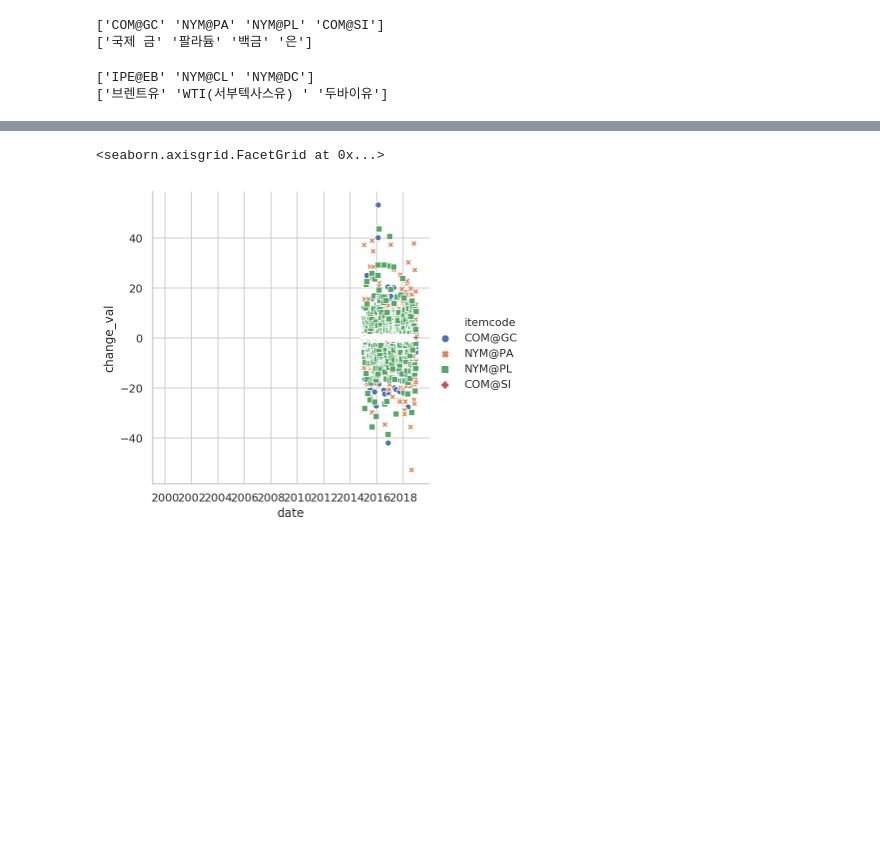
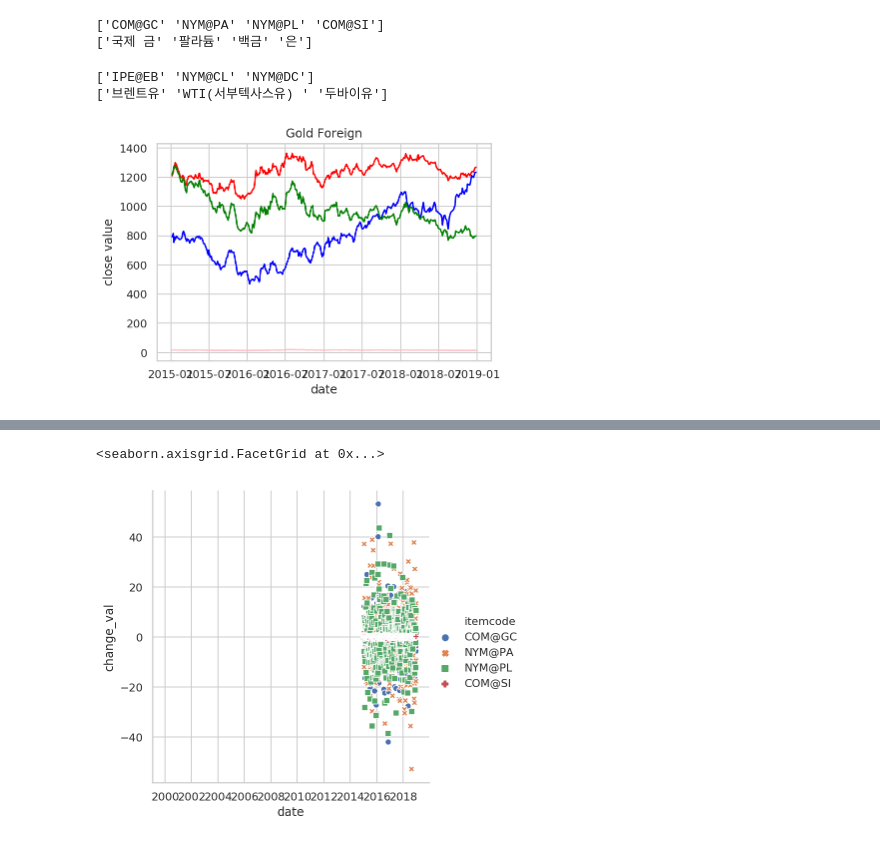
Before and after one commit to glee1228/DSC2019, a Jupyter notebook: dsc2019.ipynb, the cells around one changed output, grey strips where cells are left out. Saved outputs shown, nothing was run; the diff lists cells and outputs as text; code cells hidden in the pictures; blank space fills up the shorter version.

```diff
--- a/dsc2019.ipynb
+++ b/dsc2019.ipynb
@@ -163,3 +164,5 @@ print(oilForeign['itemname'].unique())
 # %% [output]
 ['IPE@EB' 'NYM@CL' 'NYM@DC']
 ['브렌트유' 'WTI(서부텍사스유) ' '두바이유']
+# %%
+gGoldForeign=goldForeign.groupby(goldForeign['itemcode'])
@@ -165,0 +171,20 @@ print(oilForeign['itemname'].unique())
+# %%
+for name, group in gGoldForeign:
+  dummy=setDateIndex(group)
+
+  plt.title('Gold Foreign')
+  if name=='COM@GC':
+    plt.plot(dummy.index,dummy['close_val'],label='gold',color='red')
+  elif name=='NYM@PA':
+    plt.plot(dummy.index,dummy['close_val'],label='paladium',color='blue')
+  elif name=='NYM@PL':
+    plt.plot(dummy.index,dummy['close_val'],label='whiteGOld',color='green')
+  elif name=='COM@SI':
+    plt.plot(dummy.index,dummy['close_val'],label='silver',color='pink')
+
+  plt.xlabel('date')
+  plt.ylabel('close value')
+
+plt.show()
+# %% [output]
+[figure, added]
```
Also changed, not shown: parts of 13 cells of this notebook.
